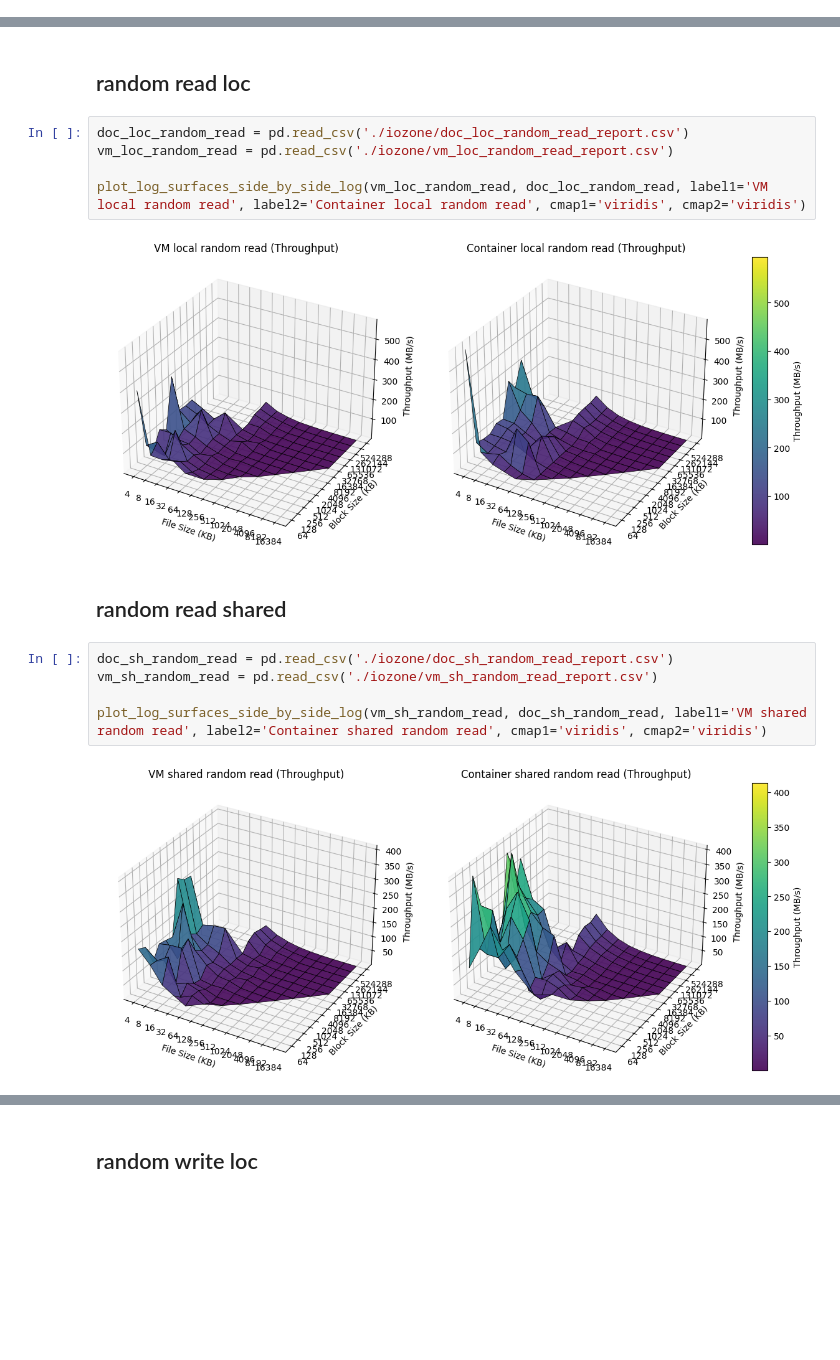
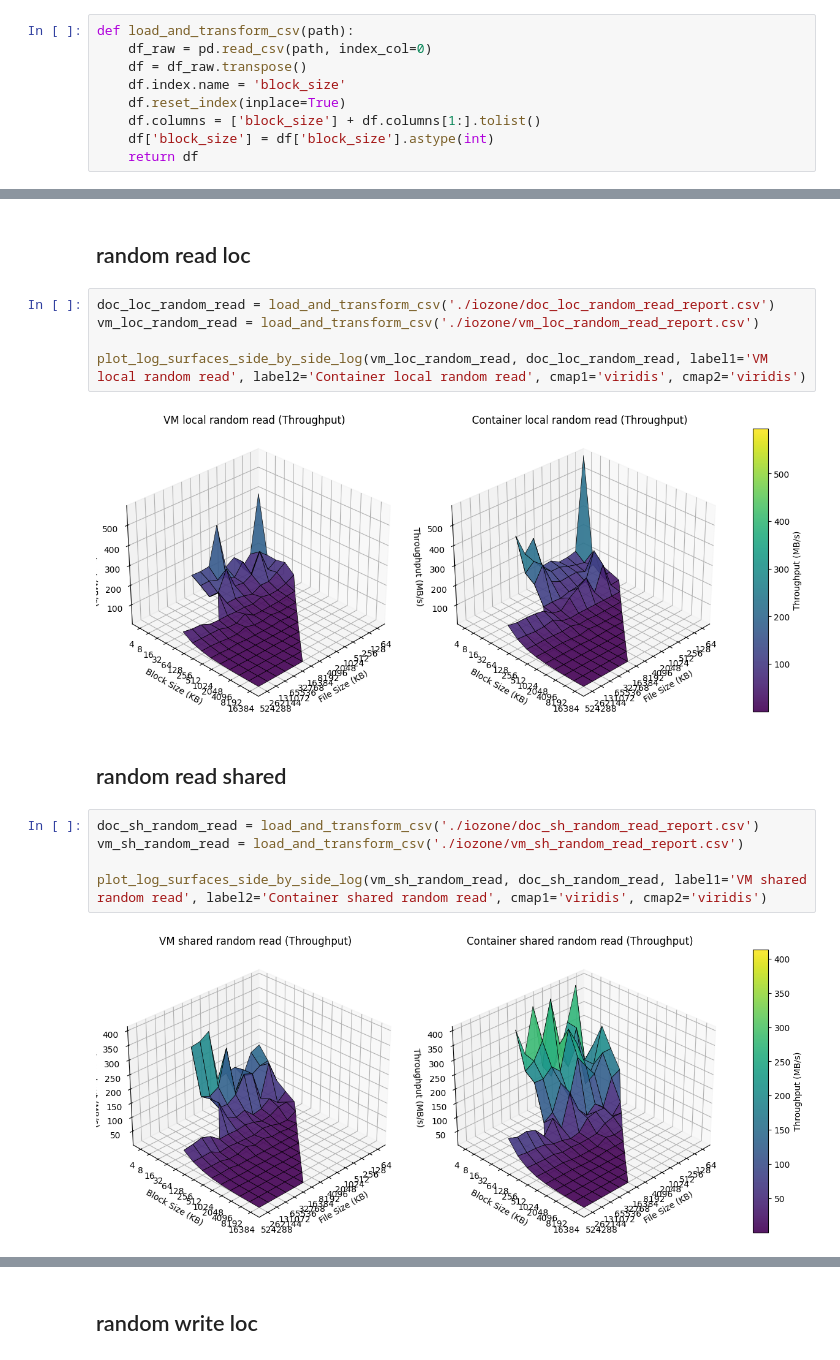
Before and after one commit to giovanni-lucarelli/cloud-basic, a Jupyter notebook: analysis/analysis2.ipynb, the cells around one changed output, grey strips where cells are left out. Saved outputs shown, nothing was run; the diff lists cells and outputs as text; blank space fills up the shorter version.

Commit message:
fized error in iozone plots

```diff
--- a/analysis/analysis2.ipynb
+++ b/analysis/analysis2.ipynb
@@ -592,3 +631,12 @@ def plot_fixed_filesize(vm_df, vm_sh_df, container_df, host_df, doc_sh_df, files
+# %%
+def load_and_transform_csv(path):
+    df_raw = pd.read_csv(path, index_col=0)
+    df = df_raw.transpose()
+    df.index.name = 'block_size'
+    df.reset_index(inplace=True)
+    df.columns = ['block_size'] + df.columns[1:].tolist()
+    df['block_size'] = df['block_size'].astype(int)
+    return df
 # %% [markdown]
 ## loc reader
 # %%
@@ -731,19 +696,19 @@ plot_fixed_filesize(vm_df= vm_loc_writer, vm_sh_df=vm_sh_writer, container_df= d
 # %% [markdown]
 ## random read loc
 # %%
-doc_loc_random_read = pd.read_csv('./iozone/doc_loc_random_read_report.csv')
-vm_loc_random_read = pd.read_csv('./iozone/vm_loc_random_read_report.csv')
+doc_loc_random_read = load_and_transform_csv('./iozone/doc_loc_random_read_report.csv')
+vm_loc_random_read = load_and_transform_csv('./iozone/vm_loc_random_read_report.csv')
 
 plot_log_surfaces_side_by_side_log(vm_loc_random_read, doc_loc_random_read, label1='VM local random read', label2='Container local random read', cmap1='viridis', cmap2='viridis')
 # %% [output]
-[figure, old version]
+[figure, new version]
 # %% [markdown]
 ## random read shared
 # %%
-doc_sh_random_read = pd.read_csv('./iozone/doc_sh_random_read_report.csv')
-vm_sh_random_read = pd.read_csv('./iozone/vm_sh_random_read_report.csv')
+doc_sh_random_read = load_and_transform_csv('./iozone/doc_sh_random_read_report.csv')
+vm_sh_random_read = load_and_transform_csv('./iozone/vm_sh_random_read_report.csv')
 
 plot_log_surfaces_side_by_side_log(vm_sh_random_read, doc_sh_random_read, label1='VM shared random read', label2='Container shared random read', cmap1='viridis', cmap2='viridis')
 # %% [output]
-[figure, old version]
+[figure, new version]
 # %%
```
Also changed, not shown: parts of 20 cells of this notebook, 17 other files.
